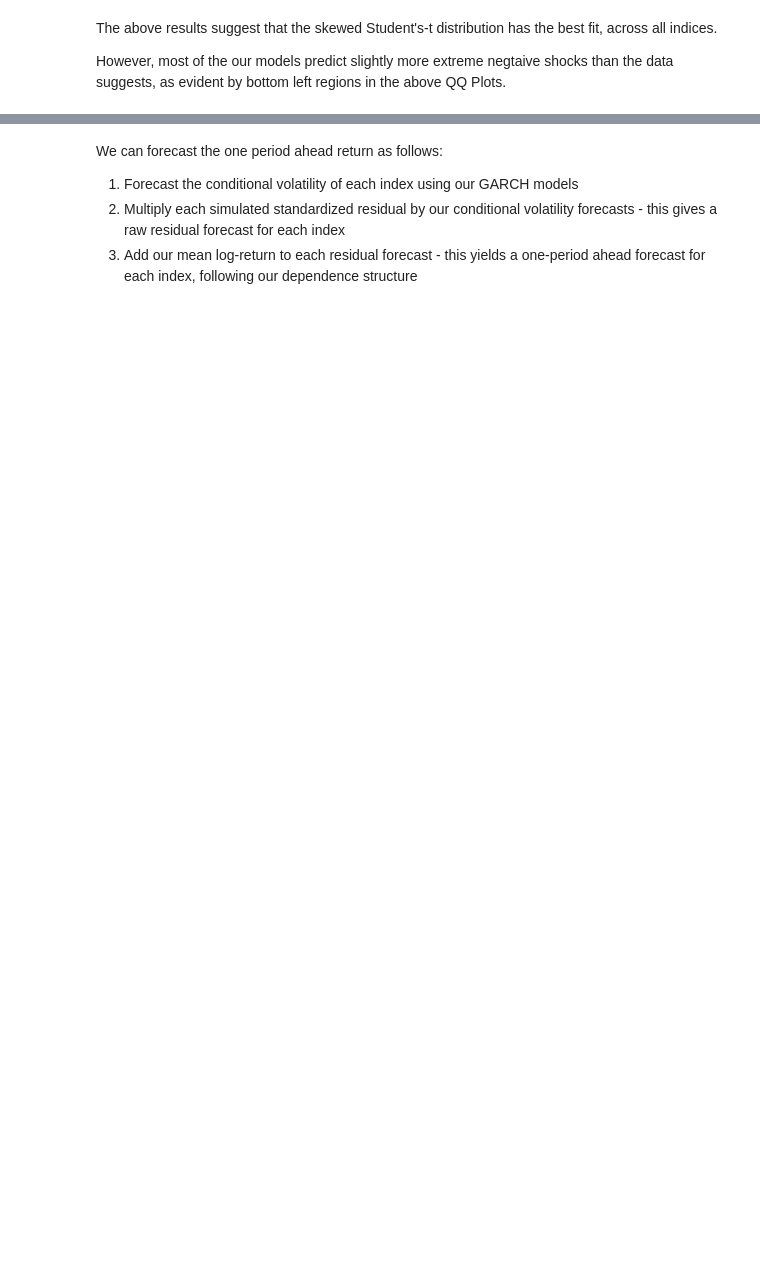
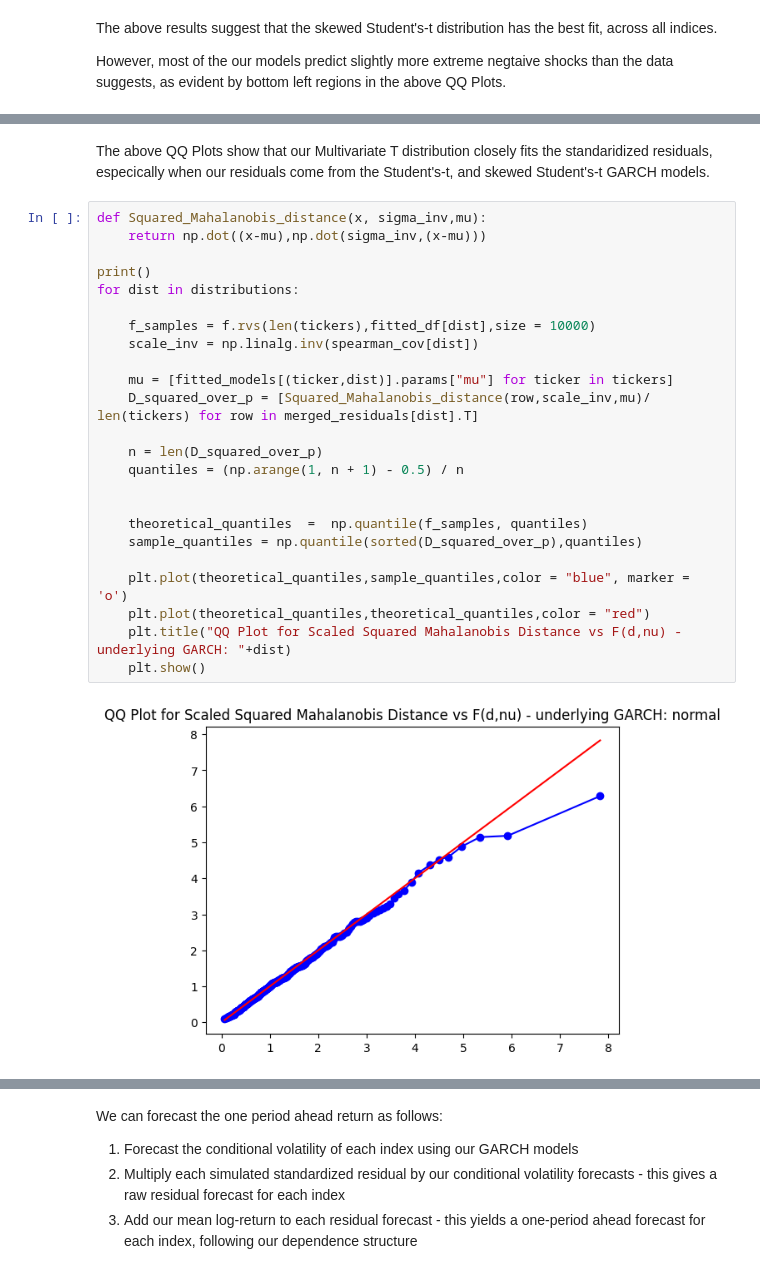
Before and after one commit to somethingwithmuffininit/GARCH-Copula-BasketModel, a Jupyter notebook: program.ipynb, the cells around one changed output, grey strips where cells are left out. Drawn from its saved outputs; the diff is of its cells as text; blank space fills up the shorter version.

```diff
--- a/program.ipynb
+++ b/program.ipynb
@@ -441,0 +602,28 @@ if dist == "t":
+# %% [markdown]
+The above QQ Plots show that our Multivariate T distribution closely fits the standaridized residuals, especically when our residuals come from the Student's-t, and skewed Student's-t GARCH models.
+# %%
+def Squared_Mahalanobis_distance(x, sigma_inv,mu):
+    return np.dot((x-mu),np.dot(sigma_inv,(x-mu)))
+
+print()
+for dist in distributions:
+
+    f_samples = f.rvs(len(tickers),fitted_df[dist],size = 10000)
+    scale_inv = np.linalg.inv(spearman_cov[dist])
+
+    mu = [fitted_models[(ticker,dist)].params["mu"] for ticker in tickers]
+    D_squared_over_p = [Squared_Mahalanobis_distance(row,scale_inv,mu)/ len(tickers) for row in merged_residuals[dist].T]
+
+    n = len(D_squared_over_p)
+    quantiles = (np.arange(1, n + 1) - 0.5) / n
+
+
+    theoretical_quantiles  =  np.quantile(f_samples, quantiles)
+    sample_quantiles = np.quantile(sorted(D_squared_over_p),quantiles)
+
+    plt.plot(theoretical_quantiles,sample_quantiles,color = "blue", marker = 'o')
+    plt.plot(theoretical_quantiles,theoretical_quantiles,color = "red")
+    plt.title("QQ Plot for Scaled Squared Mahalanobis Distance vs F(d,nu) - underlying GARCH: "+dist)
+    plt.show()
+# %% [output]
+[figure, added]
```
Also changed, not shown: parts of 44 cells of this notebook, 10 other files.
